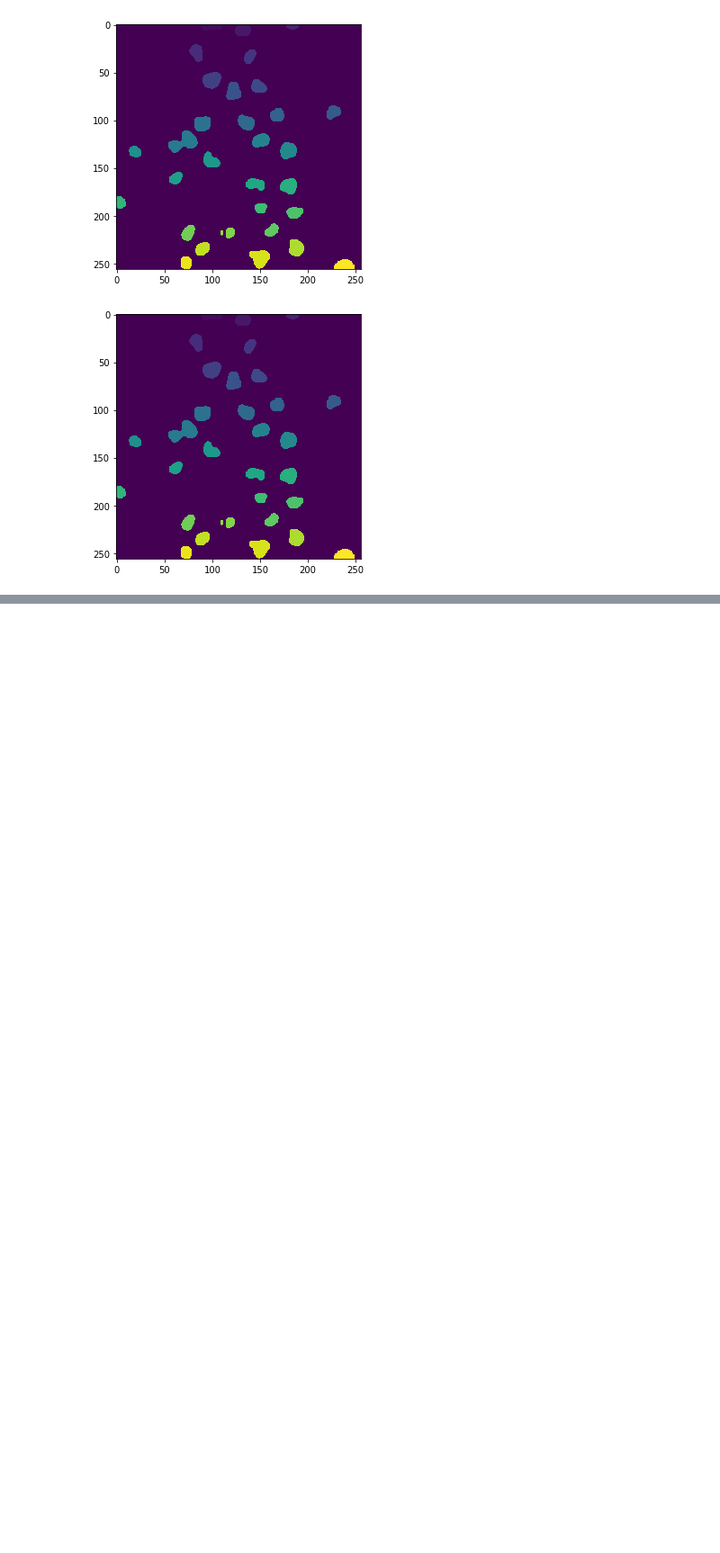
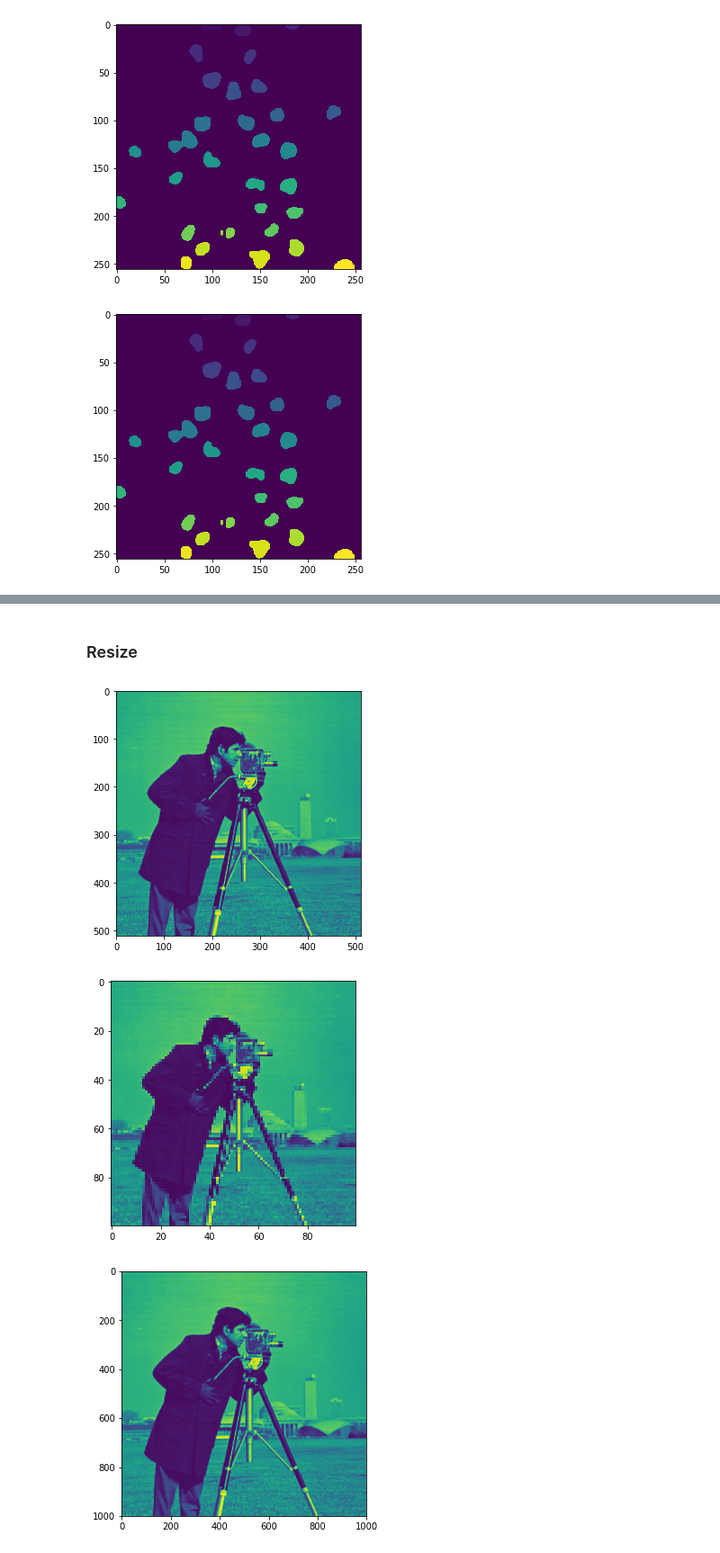
Before and after one commit to ronjian/Python-Practise, a Jupyter notebook: code_piece/cv.ipynb, the cells around one changed output, grey strips where cells are left out. Shown at 90% size. Drawn from its saved outputs; the diff is of its cells as text; code cells hidden in the pictures; blank space fills up the shorter version.

```diff
--- a/code_piece/cv.ipynb
+++ b/code_piece/cv.ipynb
@@ -93,0 +148,16 @@ plt.show()
+# %% [markdown]
+### Resize
+# %%
+from skimage import data
+from skimage.transform import resize
+image = data.camera()
+plt.imshow(image)
+plt.show()
+plt.imshow(resize(image, (100, 100), mode='reflect'))
+plt.show()
+plt.imshow(resize(image, (1000, 1000), mode='wrap'))
+plt.show()
+# %% [output]
+[figure, added]
+[figure, added]
+[figure, added]
```
Also changed, not shown: parts of 9 cells of this notebook, 7 other files.
